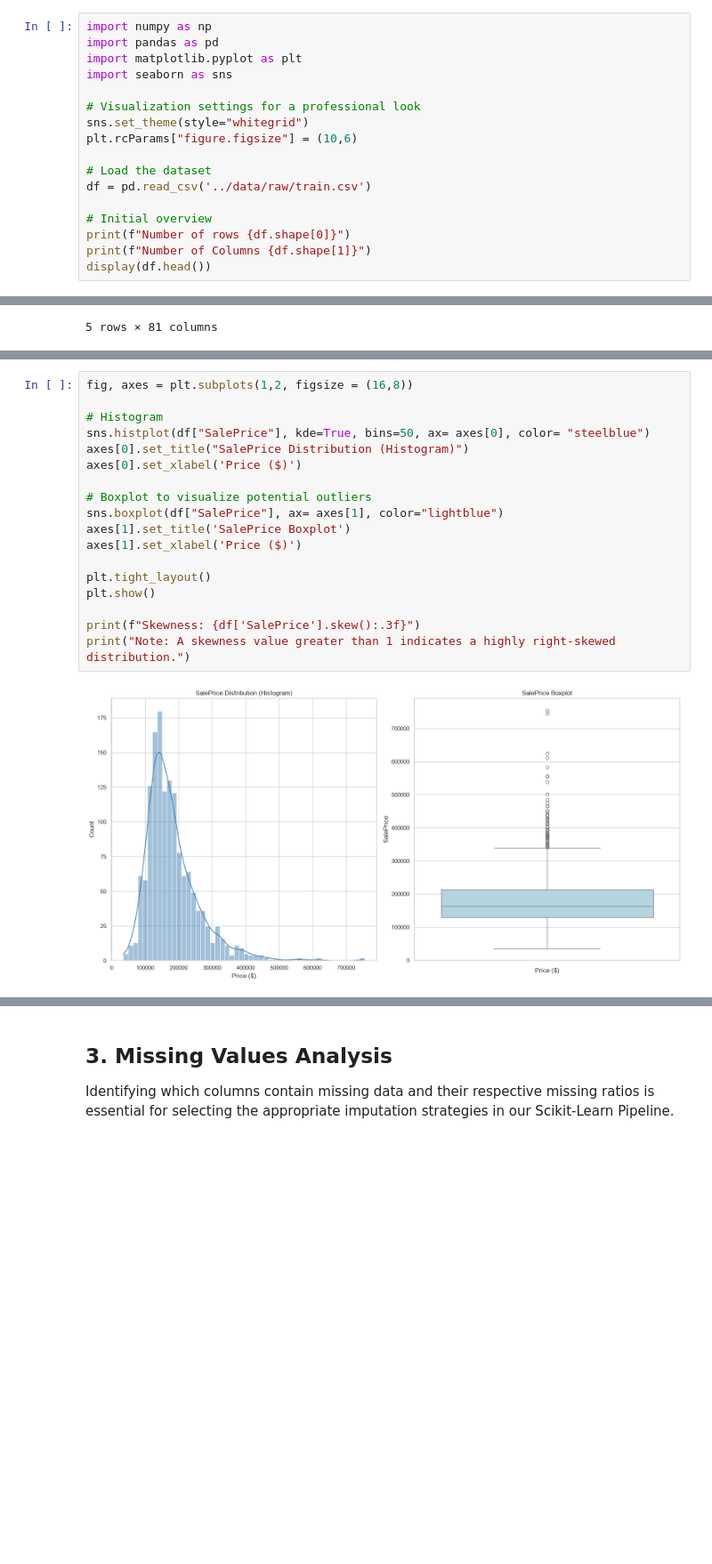
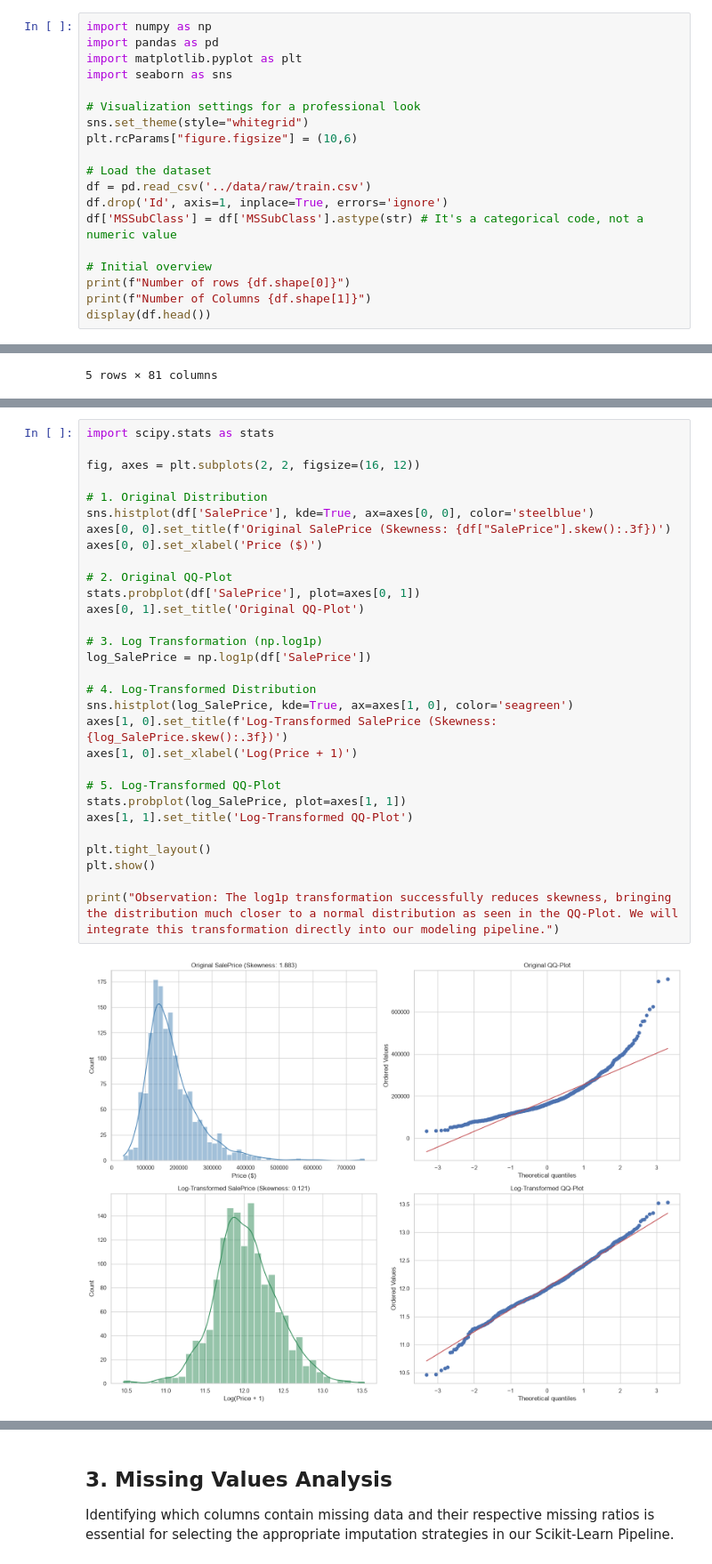
Before and after one commit to tolgaguclu17/Ames-Housing-ML-Pipeline, a Jupyter notebook: notebooks/EDA_updated.ipynb, the cells around one changed output, grey strips where cells are left out. Shown at 89% size. Drawn from its saved outputs; the diff is of its cells as text; blank space fills up the shorter version.

```diff
--- a/notebooks/EDA.ipynb
+++ b/notebooks/EDA_updated.ipynb
@@ -18,6 +18,8 @@ plt.rcParams["figure.figsize"] = (10,6)
 
 # Load the dataset
 df = pd.read_csv('../data/raw/train.csv')
+df.drop('Id', axis=1, inplace=True, errors='ignore')
+df['MSSubClass'] = df['MSSubClass'].astype(str) # It's a categorical code, not a numeric value
 
 # Initial overview
 print(f"Number of rows {df.shape[0]}")
@@ -40,20 +42,32 @@ Assessing the distribution of housing prices is essential. In cases where the di
 # %%
-fig, axes = plt.subplots(1,2, figsize = (16,8))
+import scipy.stats as stats
 
-# Histogram
-sns.histplot(df["SalePrice"], kde=True, bins=50, ax= axes[0], color= "steelblue")
-axes[0].set_title("SalePrice Distribution (Histogram)")
-axes[0].set_xlabel('Price ($)')
+fig, axes = plt.subplots(2, 2, figsize=(16, 12))
 
-# Boxplot to visualize potential outliers
-sns.boxplot(df["SalePrice"], ax= axes[1], color="lightblue")
-axes[1].set_title('SalePrice Boxplot')
-axes[1].set_xlabel('Price ($)')
+# 1. Original Distribution
+sns.histplot(df['SalePrice'], kde=True, ax=axes[0, 0], color='steelblue')
+axes[0, 0].set_title(f'Original SalePrice (Skewness: {df["SalePrice"].skew():.3f})')
+axes[0, 0].set_xlabel('Price ($)')
+
+# 2. Original QQ-Plot
+stats.probplot(df['SalePrice'], plot=axes[0, 1])
+axes[0, 1].set_title('Original QQ-Plot')
+
+# 3. Log Transformation (np.log1p)
+log_SalePrice = np.log1p(df['SalePrice'])
+
+# 4. Log-Transformed Distribution
+sns.histplot(log_SalePrice, kde=True, ax=axes[1, 0], color='seagreen')
+axes[1, 0].set_title(f'Log-Transformed SalePrice (Skewness: {log_SalePrice.skew():.3f})')
+axes[1, 0].set_xlabel('Log(Price + 1)')
+
+# 5. Log-Transformed QQ-Plot
+stats.probplot(log_SalePrice, plot=axes[1, 1])
+axes[1, 1].set_title('Log-Transformed QQ-Plot')
 
 plt.tight_layout()
 plt.show()
 
-print(f"Skewness: {df['SalePrice'].skew():.3f}")
-print("Note: A skewness value greater than 1 indicates a highly right-skewed distribution.")
+print("Observation: The log1p transformation successfully reduces skewness, bringing the distribution much closer to a normal distribution as seen in the QQ-Plot. We will integrate this transformation directly into our modeling pipeline.")
 # %% [output]
-[figure, old version]
+[figure, new version]
```
Also changed, not shown: parts of 14 cells of this notebook, 2 other files.
